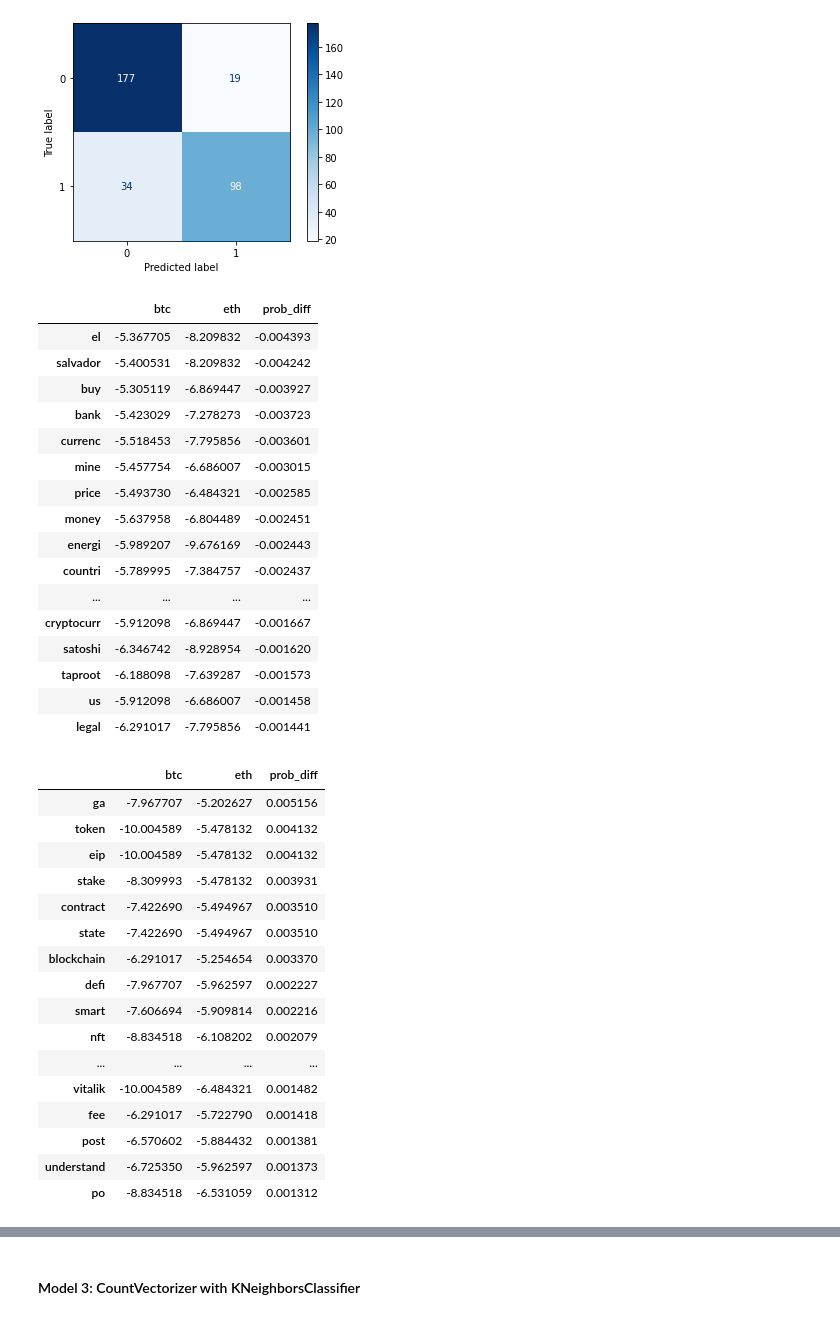
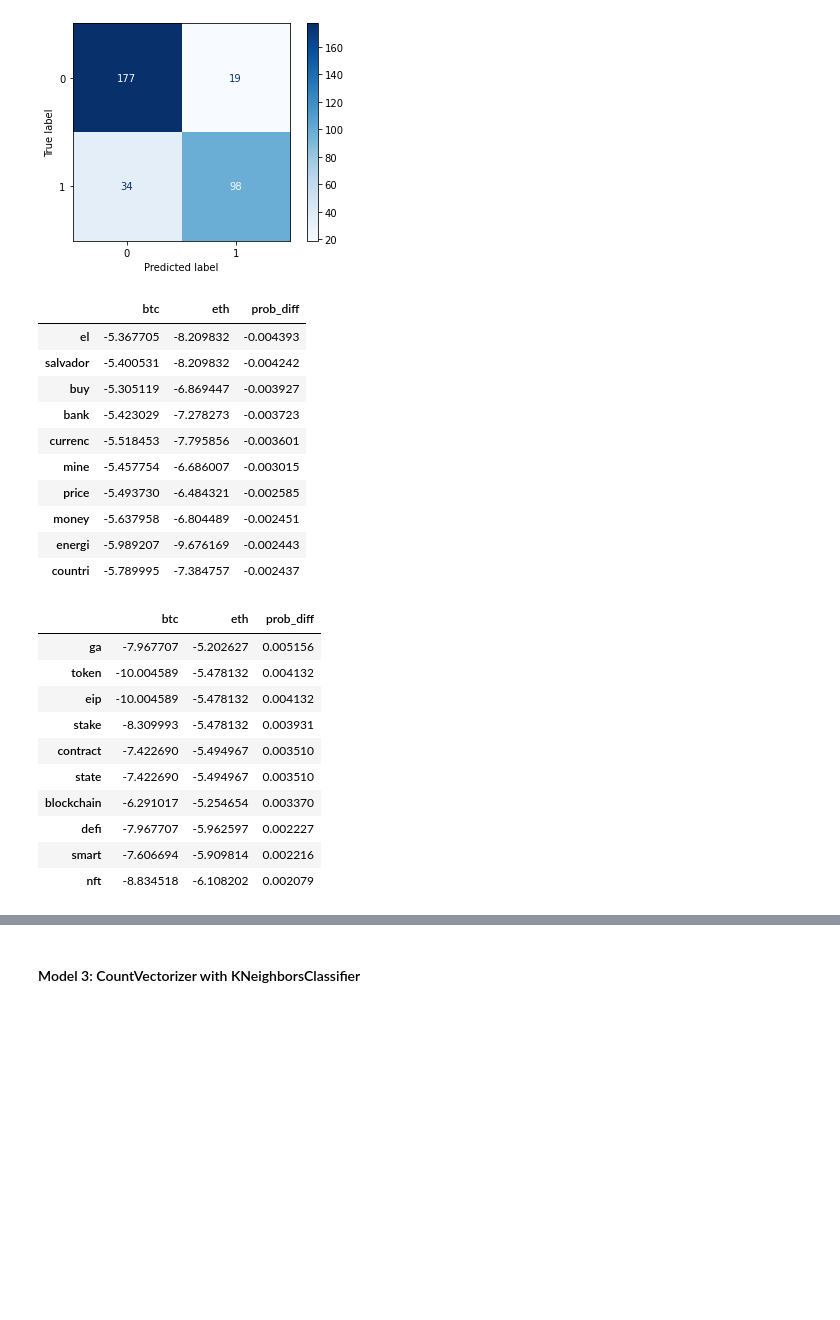
Before and after one commit to namkungchew/Bitcoin-Ethereum-Classifier, a Jupyter notebook: code/Bitcoin - Ethereum Reddit Classifier.ipynb, the cells around one changed output, grey strips where cells are left out. Drawn from its saved outputs; the diff is of its cells as text; code cells hidden in the pictures; blank space fills up the shorter version.

```diff
--- a/code/Bitcoin - Ethereum Reddit Classifier.ipynb
+++ b/code/Bitcoin - Ethereum Reddit Classifier.ipynb
@@ -328,26 +327,20 @@ Best Model Test Score: 0.8384146341463414
 # %%
 coefficients = pd.DataFrame(model2[-1].feature_log_prob_.T, index = model2[0].get_feature_names(), columns = ['btc','eth'])
 coefficients['prob_diff'] = np.exp(coefficients['eth']) - np.exp(coefficients['btc'])
-display(coefficients.sort_values('prob_diff',ascending = True).head(20))
-display(coefficients.sort_values('prob_diff', ascending = False).head(20))
+display(coefficients.sort_values('prob_diff',ascending = True).head(10))
+display(coefficients.sort_values('prob_diff', ascending = False).head(10))
 # %% [output]
 |  | btc | eth | prob_diff |
 | el | -5.367705 | -8.209832 | -0.004393 |
 | salvador | -5.400531 | -8.209832 | -0.004242 |
 | buy | -5.305119 | -6.869447 | -0.003927 |
 | bank | -5.423029 | -7.278273 | -0.003723 |
 | currenc | -5.518453 | -7.795856 | -0.003601 |
 | mine | -5.457754 | -6.686007 | -0.003015 |
 | price | -5.493730 | -6.484321 | -0.002585 |
 | money | -5.637958 | -6.804489 | -0.002451 |
 | energi | -5.989207 | -9.676169 | -0.002443 |
 | countri | -5.789995 | -7.384757 | -0.002437 |
-| ... | ... | ... | ... |
-| cryptocurr | -5.912098 | -6.869447 | -0.001667 |
-| satoshi | -6.346742 | -8.928954 | -0.001620 |
-| taproot | -6.188098 | -7.639287 | -0.001573 |
-| us | -5.912098 | -6.686007 | -0.001458 |
-| legal | -6.291017 | -7.795856 | -0.001441 |
 |  | btc | eth | prob_diff |
 | ga | -7.967707 | -5.202627 | 0.005156 |
 | token | -10.004589 | -5.478132 | 0.004132 |
@@ -359,10 +352,4 @@ display(coefficients.sort_values('prob_diff', ascending = False).head(20))
 | defi | -7.967707 | -5.962597 | 0.002227 |
 | smart | -7.606694 | -5.909814 | 0.002216 |
 | nft | -8.834518 | -6.108202 | 0.002079 |
-| ... | ... | ... | ... |
-| vitalik | -10.004589 | -6.484321 | 0.001482 |
-| fee | -6.291017 | -5.722790 | 0.001418 |
-| post | -6.570602 | -5.884432 | 0.001381 |
-| understand | -6.725350 | -5.962597 | 0.001373 |
-| po | -8.834518 | -6.531059 | 0.001312 |
 # %% [markdown]
```
Also changed, not shown: parts of 50 cells of this notebook.
